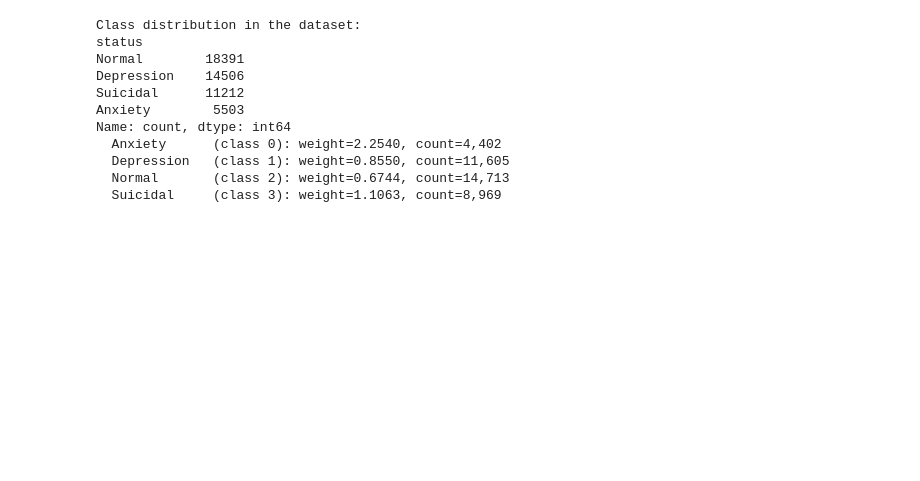
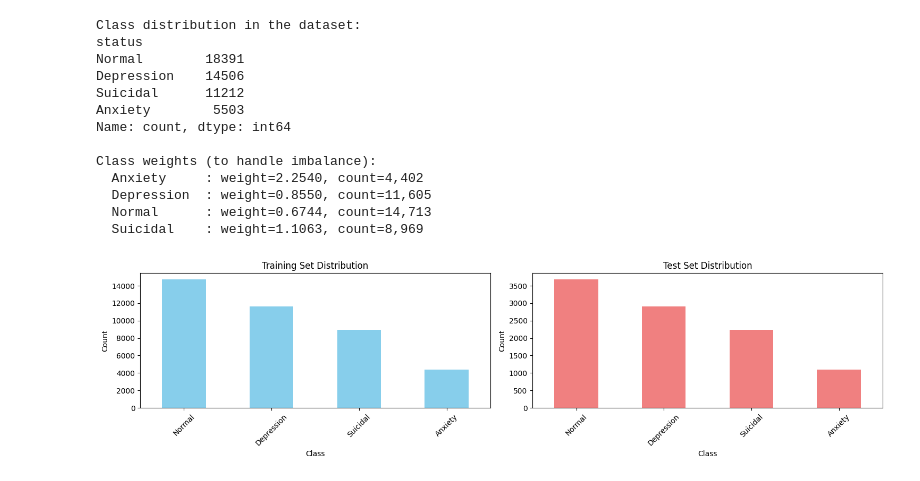
Before and after one commit to vsm-205/Mental-Health-Classification, a Jupyter notebook: model/Training.ipynb, the cells around one changed output. Drawn from its saved outputs; the diff is of its cells as text; code cells hidden in the pictures; blank space fills up the shorter version.

Commit message:
On Progress Training

```diff
--- a/model/Training.ipynb
+++ b/model/Training.ipynb
@@ -36,5 +70,6 @@ First few rows of the dataset:
 # %%
 # Data Balance Check
+
 X = data[TEXT_COL]
 y = data[TARGET_COL]
 print("\nClass distribution in the dataset:")
@@ -42,7 +77,8 @@ print(data[TARGET_COL].value_counts())
 
 # Split the dataset into training and testing sets
 
-X_train, X_test, y_train, y_test = train_test_split(X, y, test_size=0.2, random_state=42, stratify=y)
+
+X_train, X_test, y_train, y_test = train_test_split(X, y, test_size=0.2, random_state=RANDOM_SEED, stratify=y)
 
 # Encode Labels
 
@@ -51,15 +87,20 @@ y_train_encoded = label_encoder.fit_transform(y_train)
 y_test_encoded = label_encoder.transform(y_test)
 
 # Compute Class Weights
+
 classes = np.unique(y_train_encoded)
-class_weights = compute_class_weight(class_weight='balanced', classes=classes, y=y_train_encoded)
+class_weights_array = compute_class_weight(class_weight='balanced', classes=classes, y=y_train_encoded)
 
-class_weight_dict = dict(zip(classes, class_weights))
+class_weights = torch.tensor(
+    class_weights_array,
+    dtype=torch.float
+    ).to(device)
 
-for class_id, weight in class_weight_dict.items():
-    class_name = label_encoder.classes_[class_id]
-    count = np.sum(y_train_encoded == class_id)
-    print(f"  {class_name:12s} (class {class_id}): weight={weight:.4f}, count={count:,}")
+print("\nClass weights (to handle imbalance):")
+for idx, weight in enumerate(class_weights_array):
+    class_name = label_encoder.classes_[idx]
+    count = np.sum(y_train_encoded == idx)
+    print(f"  {class_name:12s}: weight={weight:.4f}, count={count:,}")
 # %% [output]
 Class distribution in the dataset:
 status
@@ -68,7 +109,30 @@ Depression    14506
 Suicidal      11212
 Anxiety        5503
 Name: count, dtype: int64
-  Anxiety      (class 0): weight=2.2540, count=4,402
-  Depression   (class 1): weight=0.8550, count=11,605
-  Normal       (class 2): weight=0.6744, count=14,713
-  Suicidal     (class 3): weight=1.1063, count=8,969
+
+Class weights (to handle imbalance):
+  Anxiety     : weight=2.2540, count=4,402
+  Depression  : weight=0.8550, count=11,605
+  Normal      : weight=0.6744, count=14,713
+  Suicidal    : weight=1.1063, count=8,969
+# %%
+# Visualize The Class Distribution
+
+fig, axes = plt.subplots(1, 2, figsize=(15, 4))
+
+pd.Series(y_train).value_counts().plot(kind='bar', ax=axes[0], color='skyblue')
+axes[0].set_title('Training Set Distribution')
+axes[0].set_xlabel('Class')
+axes[0].set_ylabel('Count')
+axes[0].tick_params(axis='x', rotation=45)
+
+pd.Series(y_test).value_counts().plot(kind='bar', ax=axes[1], color='lightcoral')
+axes[1].set_title('Test Set Distribution')
+axes[1].set_xlabel('Class')
+axes[1].set_ylabel('Count')
+axes[1].tick_params(axis='x', rotation=45)
+
+plt.tight_layout()
+plt.show()
+# %% [output]
+[figure, added]
```
Also changed, not shown: parts of 6 cells of this notebook.
